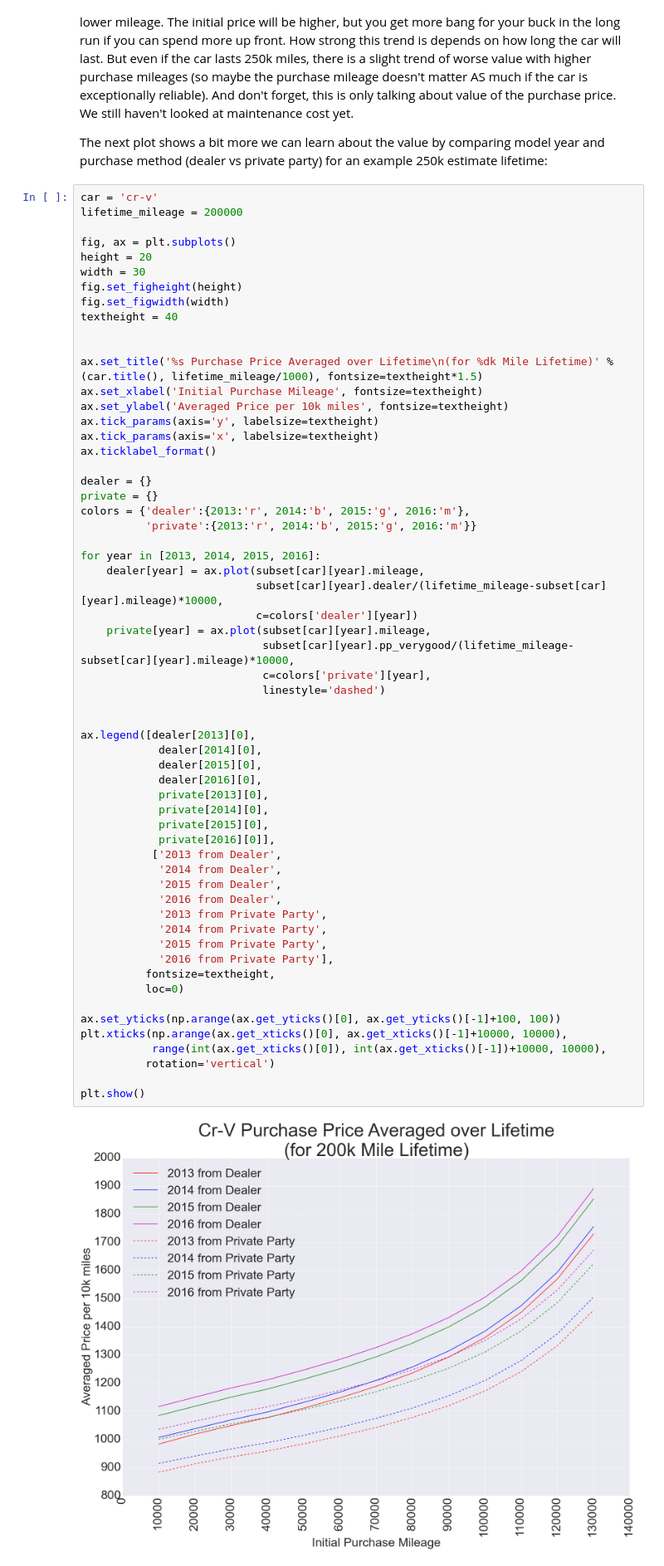
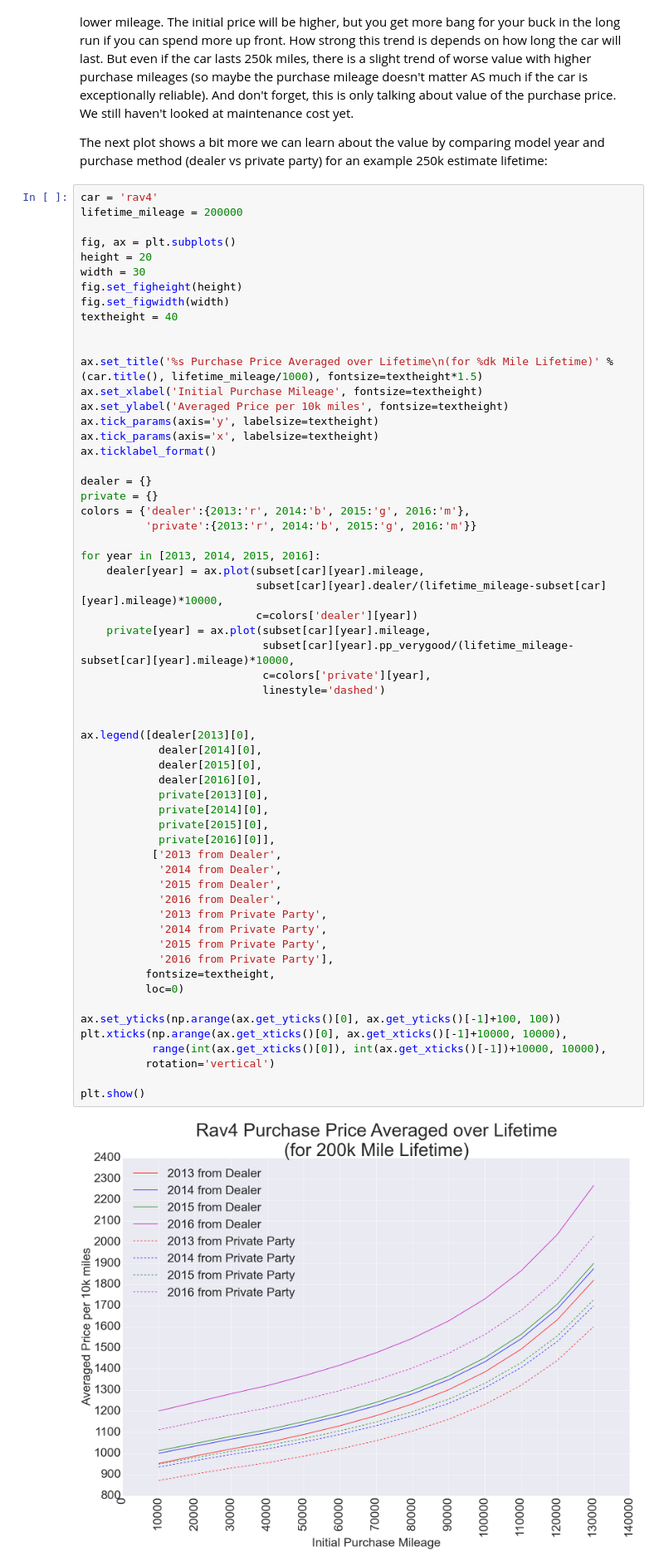
Before and after one commit to ShenW123/used-car-analysis, a Jupyter notebook: kbb-analyze.ipynb, the cells around one changed output. Shown at 83% size. Saved outputs shown, nothing was run; the diff lists cells and outputs as text.

```diff
--- a/kbb-analyze.ipynb
+++ b/kbb-analyze.ipynb
@@ -271,7 +273,7 @@ So thinking about just one car at a time then, lets get back to our question - s
 
 The next plot shows a bit more we can learn about the value by comparing model year and purchase method (dealer vs private party) for an example 250k estimate lifetime:
 # %%
-car = 'cr-v'
+car = 'rav4'
 lifetime_mileage = 200000
 
 fig, ax = plt.subplots()
@@ -303,31 +305,31 @@ for year in [2013, 2014, 2015, 2016]:
                             c=colors['private'][year],
                             linestyle='dashed')
 
 
 ax.legend([dealer[2013][0],
             dealer[2014][0],
             dealer[2015][0],
             dealer[2016][0],
             private[2013][0],
             private[2014][0],
             private[2015][0],
             private[2016][0]],
            ['2013 from Dealer',
             '2014 from Dealer',
             '2015 from Dealer',
             '2016 from Dealer',
             '2013 from Private Party',
             '2014 from Private Party',
             '2015 from Private Party',
             '2016 from Private Party'],
           fontsize=textheight,
           loc=0)
 
 ax.set_yticks(np.arange(ax.get_yticks()[0], ax.get_yticks()[-1]+100, 100))
 plt.xticks(np.arange(ax.get_xticks()[0], ax.get_xticks()[-1]+10000, 10000),
            range(int(ax.get_xticks()[0]), int(ax.get_xticks()[-1])+10000, 10000),
           rotation='vertical')
 
 plt.show()
 # %% [output]
-[figure, old version]
+[figure, new version]
```
Also changed, not shown: parts of 1 cell of this notebook.
